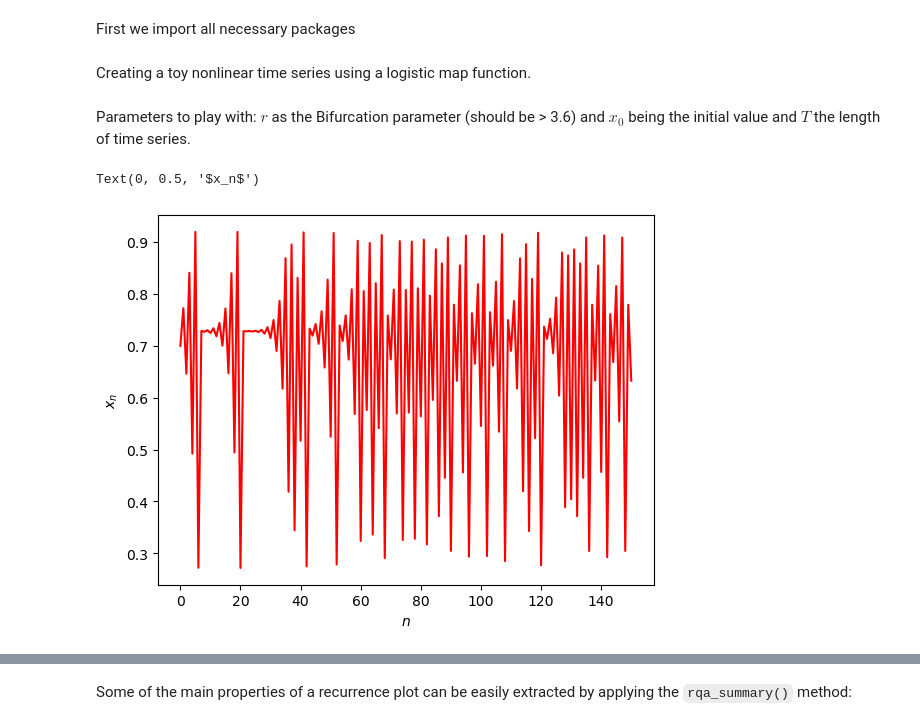
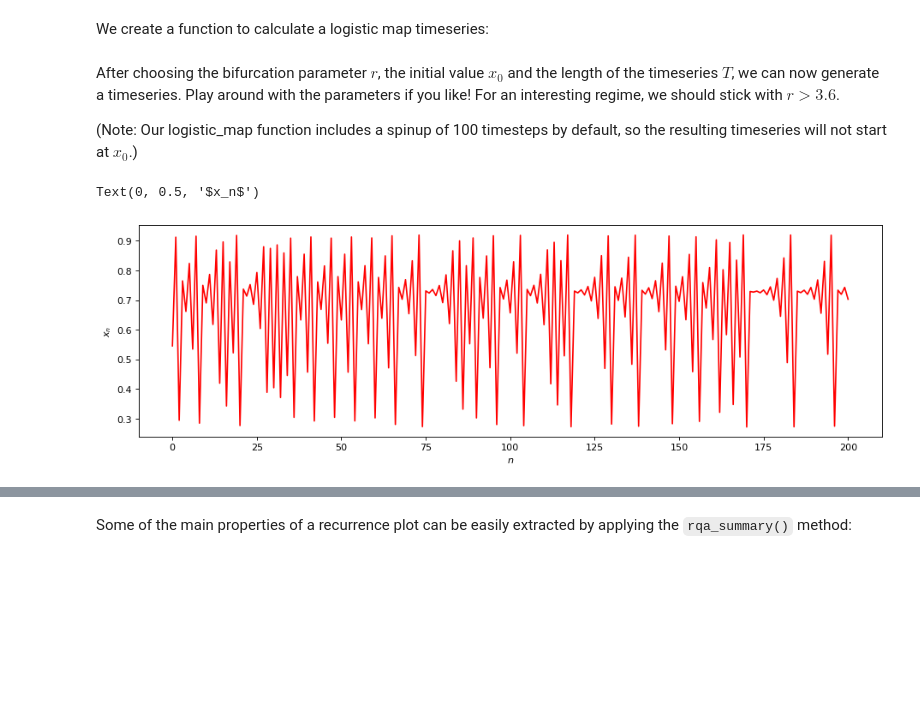
Before and after one commit to pik-copan/pyunicorn, a Jupyter notebook: notebooks/tutorial_recurrenceNetwork.ipynb, the cells around one changed output, grey strips where cells are left out. Cells and saved outputs as stored; diff of their text form; code cells hidden in the pictures; blank space fills up the shorter version.

```diff
--- a/notebooks/tutorial_recurrenceNetwork.ipynb
+++ b/notebooks/tutorial_recurrenceNetwork.ipynb
@@ -46,10 +50,8 @@ For more background information consult [Donges et al., 2012](https://www.resear
-# %% [markdown]
-First we import all necessary packages
 # %%
 import numpy as np
 import matplotlib.pyplot as plt
 from pyunicorn.timeseries import RecurrenceNetwork
 from pyunicorn.timeseries import RecurrencePlot
 # %% [markdown]
-Creating a toy nonlinear time series using a logistic map function.
+We create a function to calculate a logistic map timeseries:
 # %%
@@ -77,22 +85,24 @@ def logistic_map(x0, r, T):
 # %% [markdown]
-Parameters to play with: $r$ as the Bifurcation parameter (should be > 3.6) and $x_0$  being the initial value and $T$ the length of time series.
+After choosing the bifurcation parameter $r$, the initial value $x_0$ and the length of the timeseries $T$, we can now generate a timeseries. Play around with the parameters if you like! For an interesting regime, we should stick with $r >3.6$.
+
+(Note: Our logistic_map function includes a spinup of 100 timesteps by default, so the resulting timeseries will not start at $x_0$.)
 # %%
 #  Parameters of logistic map
 r = 3.679  # Bifurcation parameter
 x0 = 0.7   # Initial value
 
 #  Length of the time series
-T = 150
+T = 200
+
+#Generate the timeseries
+time_series = logistic_map(x0, r, T)
+
+#  Plot the time series
+plt.figure(figsize=(14, 4), dpi=80)
+plt.plot(time_series, "r")
+plt.xlabel("$n$")
+plt.ylabel("$x_n$")
+# %% [output]
+Text(0, 0.5, '$x_n$')
+[figure, added]
-# %%
-#Generate the timeseries
-
-time_series = logistic_map(x0, r, T)
-#  Plot the time series
-plt.plot(time_series, "r")
-#  You can include LaTex labels...
-plt.xlabel("$n$")
-plt.ylabel("$x_n$")
-# %% [output]
-Text(0, 0.5, '$x_n$')
-[figure, removed]
 # %% [markdown]
```
Also changed, not shown: parts of 47 cells of this notebook.
